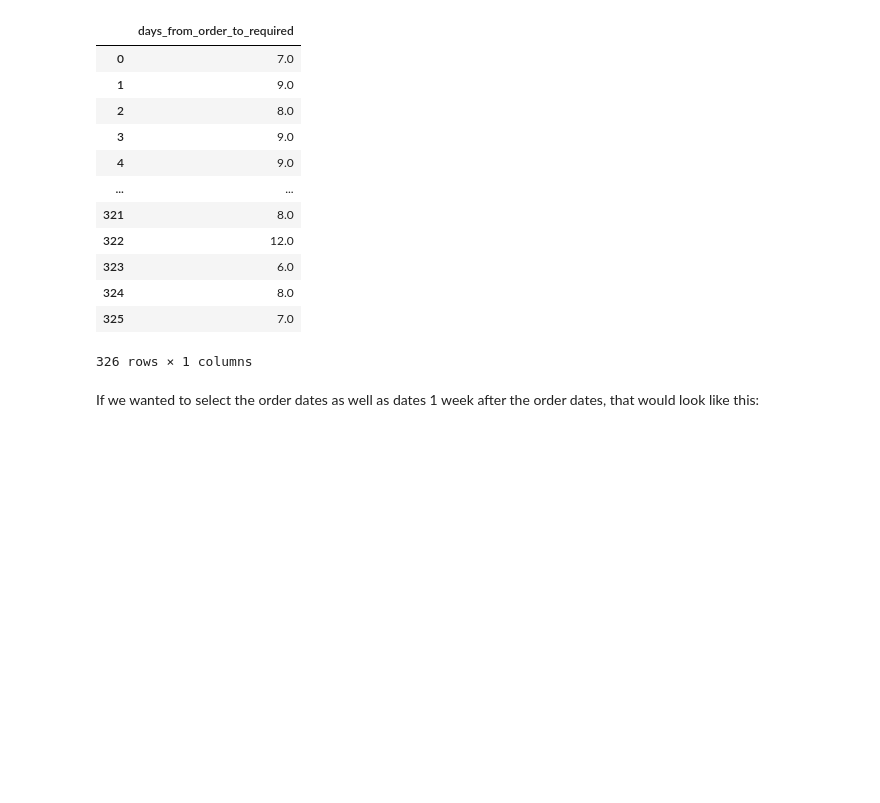
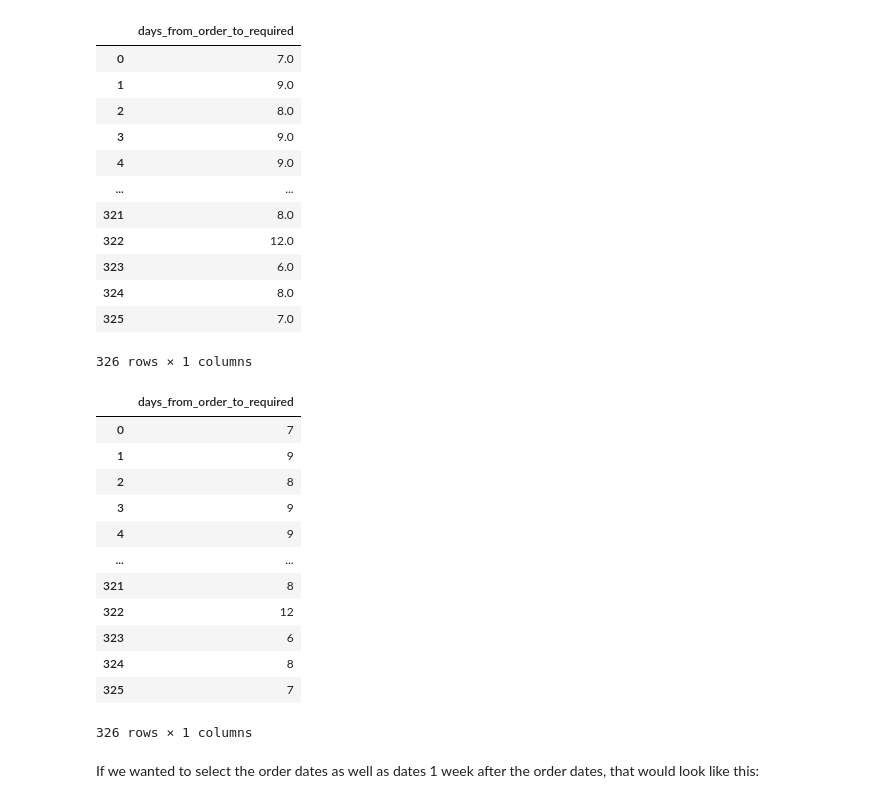
Before and after one commit to irushawn/dsc-selecting-data-v2-4, a Jupyter notebook: index.ipynb, the cells around one changed output. Cells and saved outputs as stored; diff of their text form; code cells hidden in the pictures; blank space fills up the shorter version.

```diff
--- a/index.ipynb
+++ b/index.ipynb
@@ -512,6 +512,27 @@ SELECT julianday(requiredDate) - julianday(orderDate) AS days_from_order_to_requ
 | 324 | 8.0 |
 | 325 | 7.0 |
 326 rows × 1 columns
+# %%
+# USE CAST TO CONVERT TO INTEGER WHOLE NUMBER
+
+pd.read_sql("""
+SELECT CAST(julianday(requiredDate) AS INTEGER) - CAST(julianday(orderDate) AS INTEGER) AS days_from_order_to_required
+  FROM orders;
+""", conn)
+# %% [output]
+|  | days_from_order_to_required |
+| 0 | 7 |
+| 1 | 9 |
+| 2 | 8 |
+| 3 | 9 |
+| 4 | 9 |
+| ... | ... |
+| 321 | 8 |
+| 322 | 12 |
+| 323 | 6 |
+| 324 | 8 |
+| 325 | 7 |
+326 rows × 1 columns
 # %% [markdown]
 If we wanted to select the order dates as well as dates 1 week after the order dates, that would look like this:
 # %%
```
Also changed, not shown: parts of 1 cell of this notebook.
